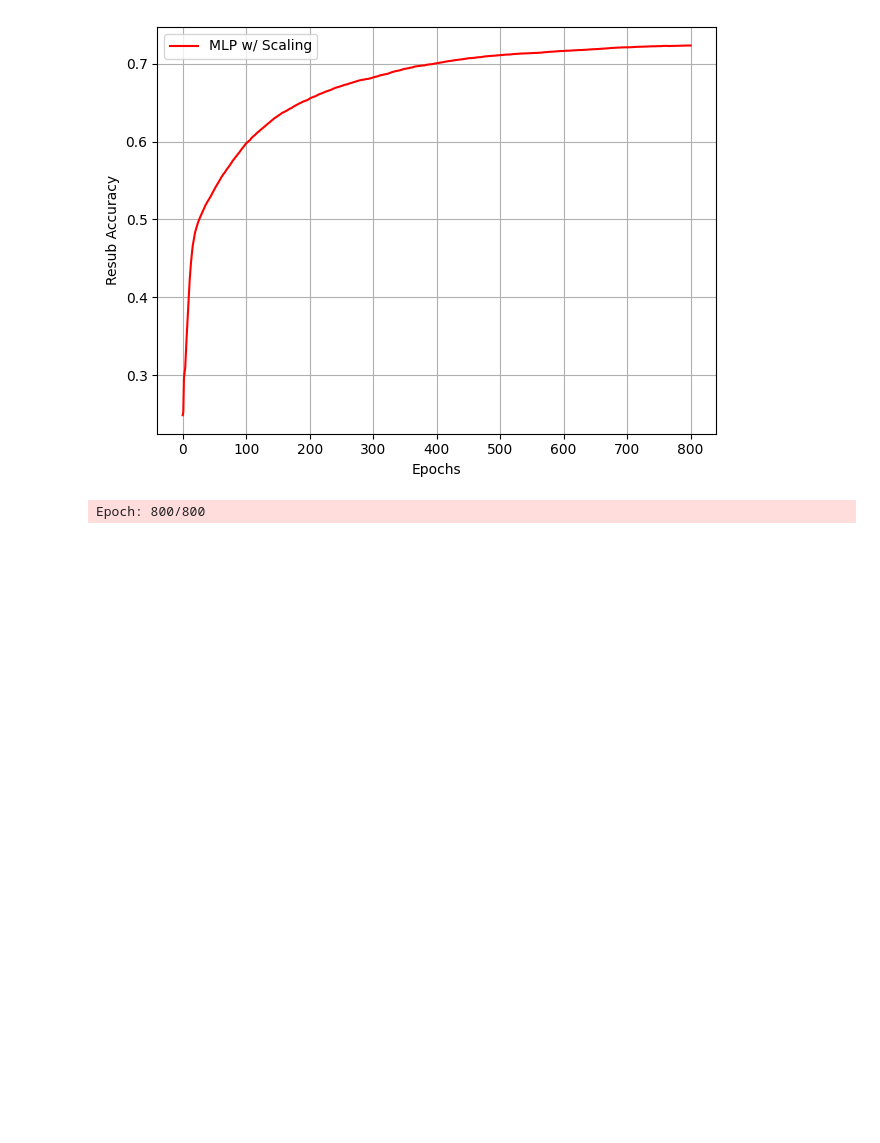
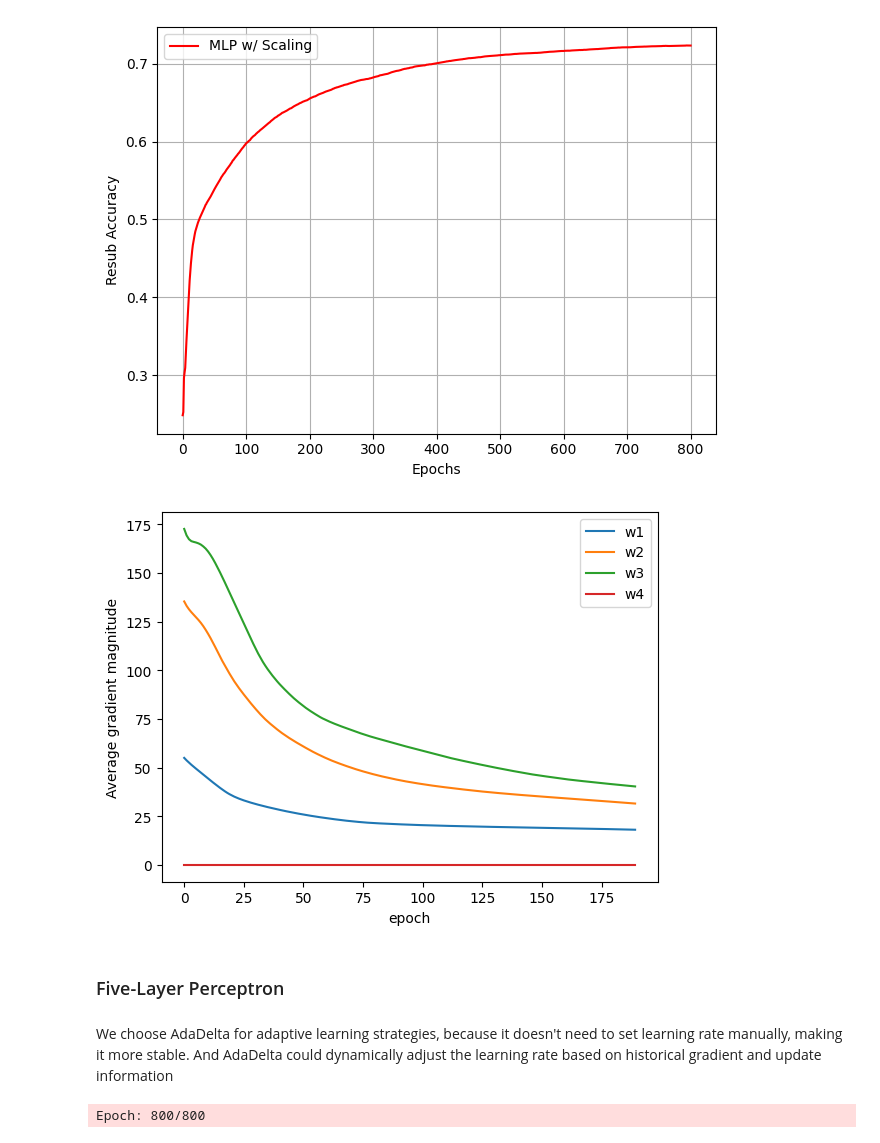
Before and after one commit to colew658/custom_mlp, a Jupyter notebook: custom_mlp.ipynb, the cells around one changed output. Cells and saved outputs as stored; diff of their text form; code cells hidden in the pictures; blank space fills up the shorter version.

```diff
--- a/custom_mlp.ipynb
+++ b/custom_mlp.ipynb
@@ -1382,6 +1445,11 @@ class FourLPMiniBatch(FourLayerPerceptronBase):
             )
             self.val_cost_ = []
 
+        self.grad_w1_ = np.zeros(self.epochs)
+        self.grad_w2_ = np.zeros(self.epochs)
+        self.grad_w3_ = np.zeros(self.epochs)
+        self.grad_w4_ = np.zeros(self.epochs)
+
         for i in range(self.epochs):
             if print_progress > 0 and (i + 1) % print_progress == 0:
                 sys.stderr.write("\rEpoch: %d/%d" % (i + 1, self.epochs))
@@ -1397,7 +1465,11 @@ class FourLPMiniBatch(FourLayerPerceptronBase):
 
             mini = np.array_split(range(y_data.shape[0]), self.minibatches)
             mini_cost = []
-            for idx in mini:
+            grad_w1_mini = np.zeros(len(mini))
+            grad_w2_mini = np.zeros(len(mini))
+            grad_w3_mini = np.zeros(len(mini))
+            grad_w4_mini = np.zeros(len(mini))
+            for index, idx in enumerate(mini):
                 # feedforward
                 A1, Z1, A2, Z2, A3, Z3, A4, Z4, A5 = self._feedforward(
                     X_data[idx],
@@ -1445,6 +1517,11 @@ class FourLPMiniBatch(FourLayerPerceptronBase):
                     W4=self.W4,
                 )
 
+                grad_w1_mini[index] = np.mean(np.abs(gradW1))
+                grad_w2_mini[index] = np.mean(np.abs(gradW2))
+                grad_w3_mini[index] = np.mean(np.abs(gradW3))
+                grad_w4_mini[index] = np.mean(np.abs(gradW4))
+
                 # uUdate weights and biases
                 rho_W1, rho_W2, rho_W3, rho_W4 = (
                     self.eta * gradW1,
@@ -1461,6 +1538,10 @@ class FourLPMiniBatch(FourLayerPerceptronBase):
                 self.b3 -= self.eta * gradb3
                 self.b4 -= self.eta * gradb4
 
+            self.grad_w1_[i] = np.mean(grad_w1_mini)
+            self.grad_w2_[i] = np.mean(grad_w2_mini)
+            self.grad_w3_[i] = np.mean(grad_w3_mini)
+
             self.cost_.append(np.mean(mini_cost))
             self.score_.append(
                 accuracy_score(y_data, self.predict(X_data))
@@ -1535,13 +1616,13 @@ class FourLPBetterInitial(FourLPMiniBatchCrossEntropy):
 
         # reduce the final layer magnitude in order to balance the size of the gradients
         # between
-        init_bound = 4 * np.sqrt(6 / (self.n_hidden1 + self.n_features_))
+        init_bound = 4 * np.sqrt(6 / (self.n_hidden1 + self.n_hidden))
         W2 = np.random.uniform(
             -init_bound, init_bound, (self.n_hidden1, self.n_hidden)
         )
         # reduce the final layer magnitude in order to balance the size of the gradients
         # between
-        init_bound = 4 * np.sqrt(6 / (self.n_hidden2 + self.n_features_))
+        init_bound = 4 * np.sqrt(6 / (self.n_hidden2 + self.n_hidden1))
         W3 = np.random.uniform(
             -init_bound, init_bound, (self.n_hidden2, self.n_hidden1)
         )
@@ -1624,3 +1676,21 @@ MLP w/ Scaling :
 Resubstitution acc: 0.7232612507305669
 Validation acc: 0.7253162816281629
 [figure]
+# %%
+ax = plt.subplot(1, 1, 1)
+plt.plot(np.abs(mlp.grad_w1_[10:]), label="w1")
+plt.plot(np.abs(mlp.grad_w2_[10:]), label="w2")
+plt.plot(np.abs(mlp.grad_w3_[10:]), label="w3")
+plt.plot(np.abs(mlp.grad_w4_[10:]), label="w4")
+
+
+plt.legend()
+plt.ylabel("Average gradient magnitude")
+plt.xlabel("epoch")
+plt.show()
+# %% [output]
+[figure, added]
+# %% [markdown]
+### Five-Layer Perceptron
+# %% [markdown]
+We choose AdaDelta for adaptive learning strategies, because it doesn't need to set learning rate manually, making it more stable. And AdaDelta could dynamically adjust the learning rate based on historical gradient and update information
```
Also changed, not shown: parts of 28 cells of this notebook.
